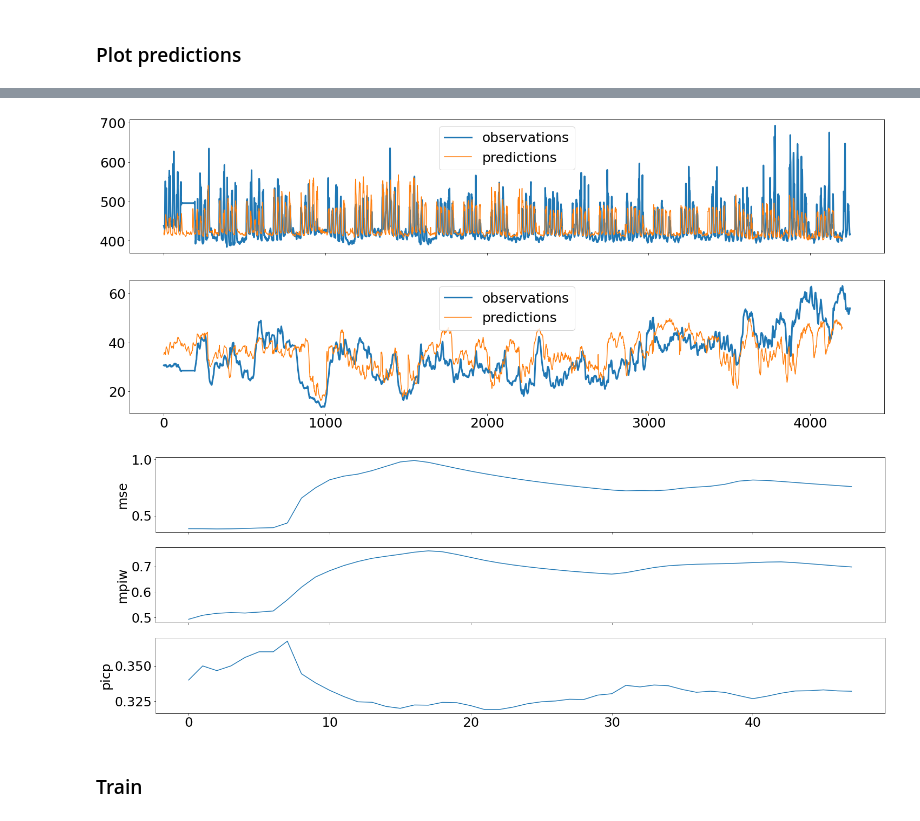
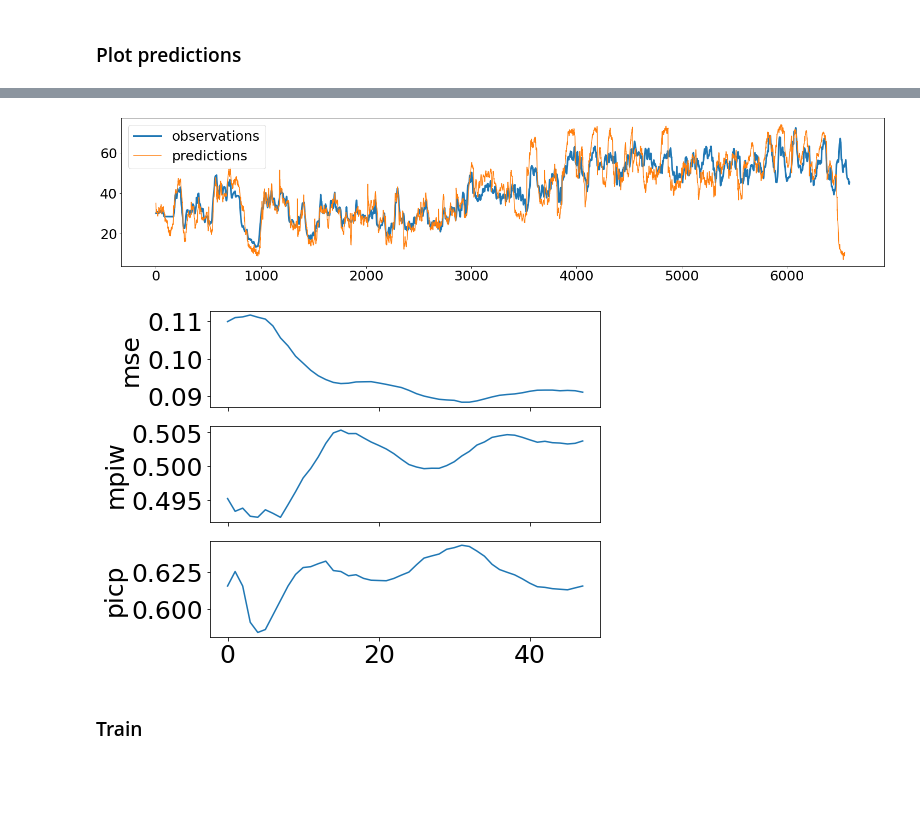
Before and after one commit to maxjcohen/SMCL, a Jupyter notebook: lstm_dropout.ipynb, the cells around one changed output, grey strips where cells are left out. Cells and saved outputs as stored; diff of their text form; code cells hidden in the pictures; blank space fills up the shorter version.

```diff
--- a/lstm_dropout.ipynb
+++ b/lstm_dropout.ipynb
@@ -32,7 +33,7 @@ plt.rcParams.update({
 bar = LitProgressBar()
 # %%
 # Dataset
-PATH_DATASET = "datasets/data_oze.csv"
+PATH_DATASET = "datasets/data_2020_2021.csv"
 T = 24*7
 
 # Model
@@ -40,7 +41,7 @@ D_EMB = 8
 N = 200
 
 # Training
-BATCH_SIZE = 16
+BATCH_SIZE = 4
 EPOCHS = 100
 EPOCHS_SMCN = 100
 # %% [markdown]
@@ -113,6 +114,7 @@ class LitClassicModule(pl.LightningModule):
         self.model = model
         self.lr = lr
         self.criteria = torch.nn.MSELoss()
+        self.hist = []
 
     def training_step(self, batch, batch_idx):
         u, y = batch
@@ -121,6 +123,7 @@ class LitClassicModule(pl.LightningModule):
 
         y_hat = self.model(u)
         loss = self.criteria(y, y_hat)
+        self.hist.append(loss.item())
 
         return loss
 
@@ -164,21 +176,21 @@ plot_predictions(model, dataloader_train.dataset)
 # %%
 plot_predictions(model, dataloader_val.dataset)
 # %% [output]
-[figure, old version]
+[figure, new version]
 # %%
 criterias = {
     "mse": model,
     "mpiw": model.uncertainty_estimation,
     "picp": model.uncertainty_estimation,
 }
 
-_, axes = plt.subplots(len(criterias), 1, sharex=True, squeeze=False, figsize=(25, 3*len(criterias)))
+_, axes = plt.subplots(len(criterias), 1, sharex=True, squeeze=False, figsize=(7, 2*len(criterias)))
 
 for (criteria, criteria_model), ax in zip(criterias.items(), axes[:, 0]):
-    ax.plot(cumulative_cost(criteria_model, dataloader_val, criteria=criteria, reduction="mean"))
+    ax.plot(cumulative_cost(criteria_model, dataloader_train, criteria=criteria, reduction="mean"))
     ax.set_ylabel(criteria)
 # %% [output]
-[figure, old version]
+[figure, new version]
 # %% [markdown]
 ### Train
 # %%
```
Also changed, not shown: parts of 6 cells of this notebook.
